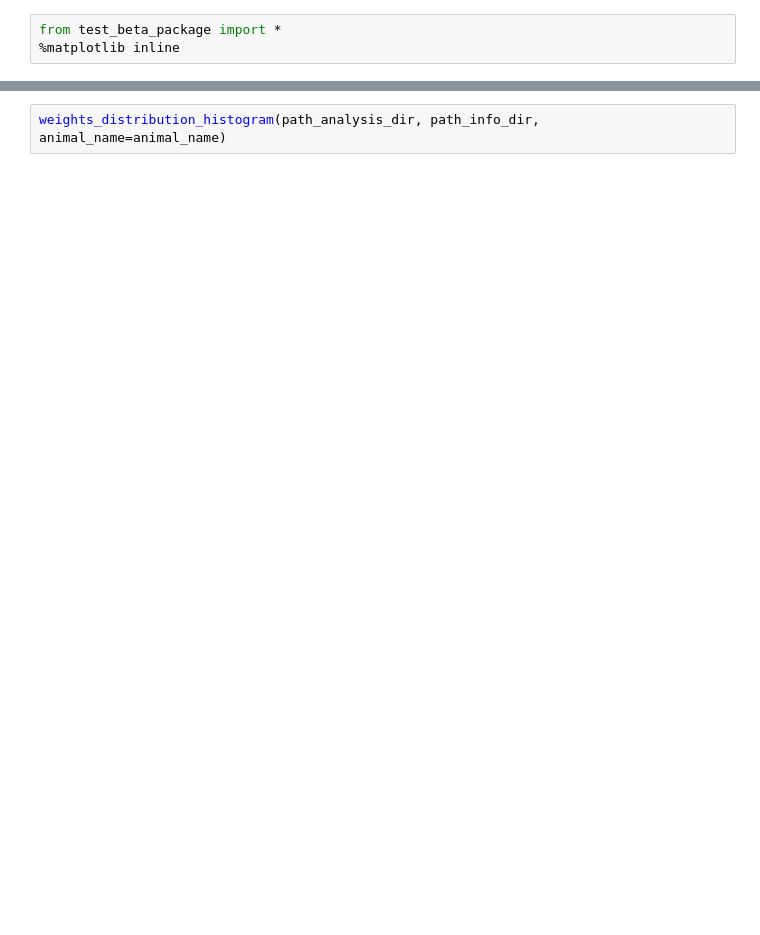
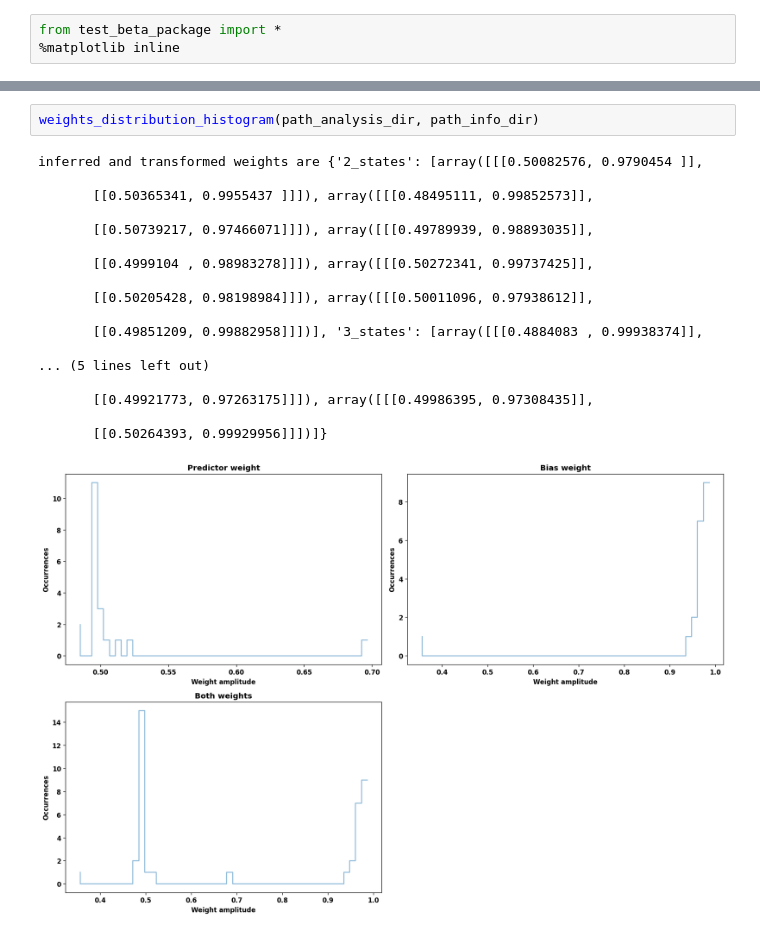
Before and after one commit to pearlsal/postural_glm_hmm, a Jupyter notebook: pkg_neur_selection_run.ipynb, the cells around one changed output, grey strips where cells are left out. Cells and saved outputs as stored; diff of their text form; blank space fills up the shorter version.

```diff
--- a/pkg_neur_selection_run.ipynb
+++ b/pkg_neur_selection_run.ipynb
@@ -88,2 +100,21 @@ transition_prob_matrix(path_analysis_dir, path_info_dir, glmhmms_ista=glmhmms_is
 # %%
-weights_distribution_histogram(path_analysis_dir, path_info_dir, animal_name=animal_name)
+weights_distribution_histogram(path_analysis_dir, path_info_dir)
+# %% [output]
+inferred and transformed weights are {'2_states': [array([[[0.50082576, 0.9790454 ]],
+
+       [[0.50365341, 0.9955437 ]]]), array([[[0.48495111, 0.99852573]],
+
+       [[0.50739217, 0.97466071]]]), array([[[0.49789939, 0.98893035]],
+
+       [[0.4999104 , 0.98983278]]]), array([[[0.50272341, 0.99737425]],
+
+       [[0.50205428, 0.98198984]]]), array([[[0.50011096, 0.97938612]],
+
+       [[0.49851209, 0.99882958]]])], '3_states': [array([[[0.4884083 , 0.99938374]],
+
+... (5 lines left out)
+
+       [[0.49921773, 0.97263175]]]), array([[[0.49986395, 0.97308435]],
+
+       [[0.50264393, 0.99929956]]])]}
+[figure, added]
```
Also changed, not shown: parts of 13 cells of this notebook, 16 other files.
